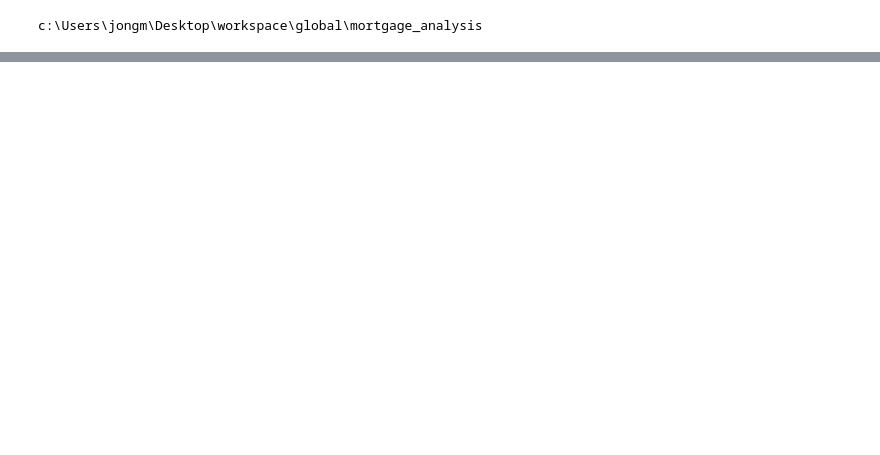
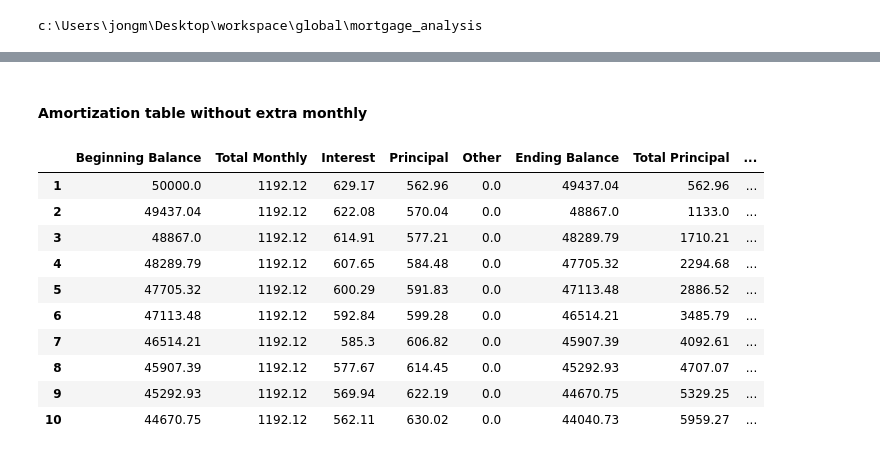
Before and after one commit to jshinm/mortgage_analysis, a Jupyter notebook: examples/loan_payment_schedule_personal_loan.ipynb, the cells around one changed output, grey strips where cells are left out. Cells and saved outputs as stored; diff of their text form; code cells hidden in the pictures; blank space fills up the shorter version.

```diff
--- a/examples/loan_payment_schedule_personal_loan.ipynb
+++ b/examples/loan_payment_schedule_personal_loan.ipynb
@@ -86,0 +43,16 @@ generate_amortization_table(P=LOAN_AMT, r=APR, n=LOAN_TERM, M=1450)
+# %% [markdown]
+#### Amortization table without extra monthly
+# %%
+lc.generate_amortization_table(max_rows=10)
+# %% [output]
+|  | Beginning Balance | Total Monthly | Interest | Principal | Other | Ending Balance | Total Principal | ... |
+| 1 | 50000.0 | 1192.12 | 629.17 | 562.96 | 0.0 | 49437.04 | 562.96 | ... |
+| 2 | 49437.04 | 1192.12 | 622.08 | 570.04 | 0.0 | 48867.0 | 1133.0 | ... |
+| 3 | 48867.0 | 1192.12 | 614.91 | 577.21 | 0.0 | 48289.79 | 1710.21 | ... |
+| 4 | 48289.79 | 1192.12 | 607.65 | 584.48 | 0.0 | 47705.32 | 2294.68 | ... |
+| 5 | 47705.32 | 1192.12 | 600.29 | 591.83 | 0.0 | 47113.48 | 2886.52 | ... |
+| 6 | 47113.48 | 1192.12 | 592.84 | 599.28 | 0.0 | 46514.21 | 3485.79 | ... |
+| 7 | 46514.21 | 1192.12 | 585.3 | 606.82 | 0.0 | 45907.39 | 4092.61 | ... |
+| 8 | 45907.39 | 1192.12 | 577.67 | 614.45 | 0.0 | 45292.93 | 4707.07 | ... |
+| 9 | 45292.93 | 1192.12 | 569.94 | 622.19 | 0.0 | 44670.75 | 5329.25 | ... |
+| 10 | 44670.75 | 1192.12 | 562.11 | 630.02 | 0.0 | 44040.73 | 5959.27 | ... |
```
Also changed, not shown: parts of 15 cells of this notebook.
